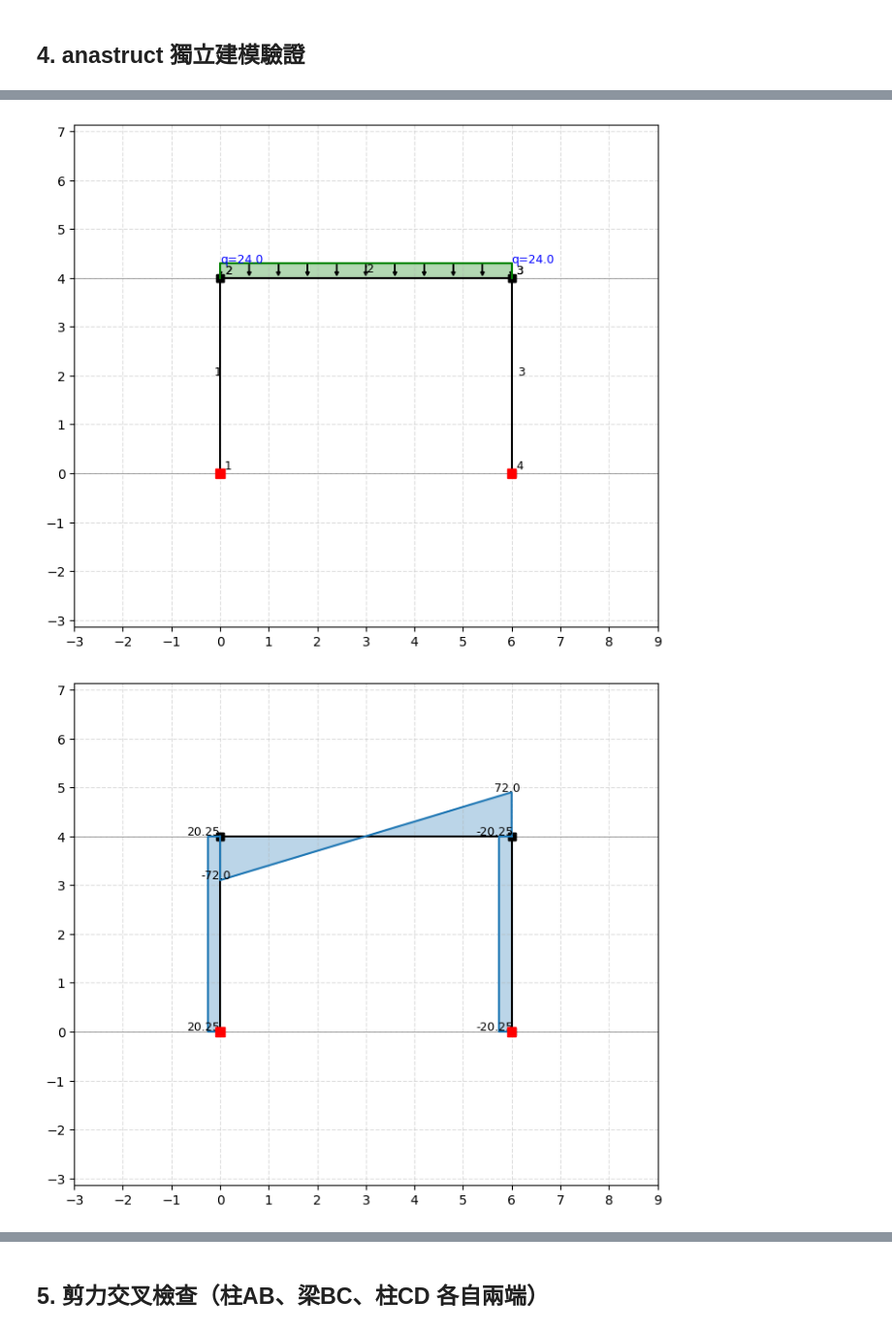
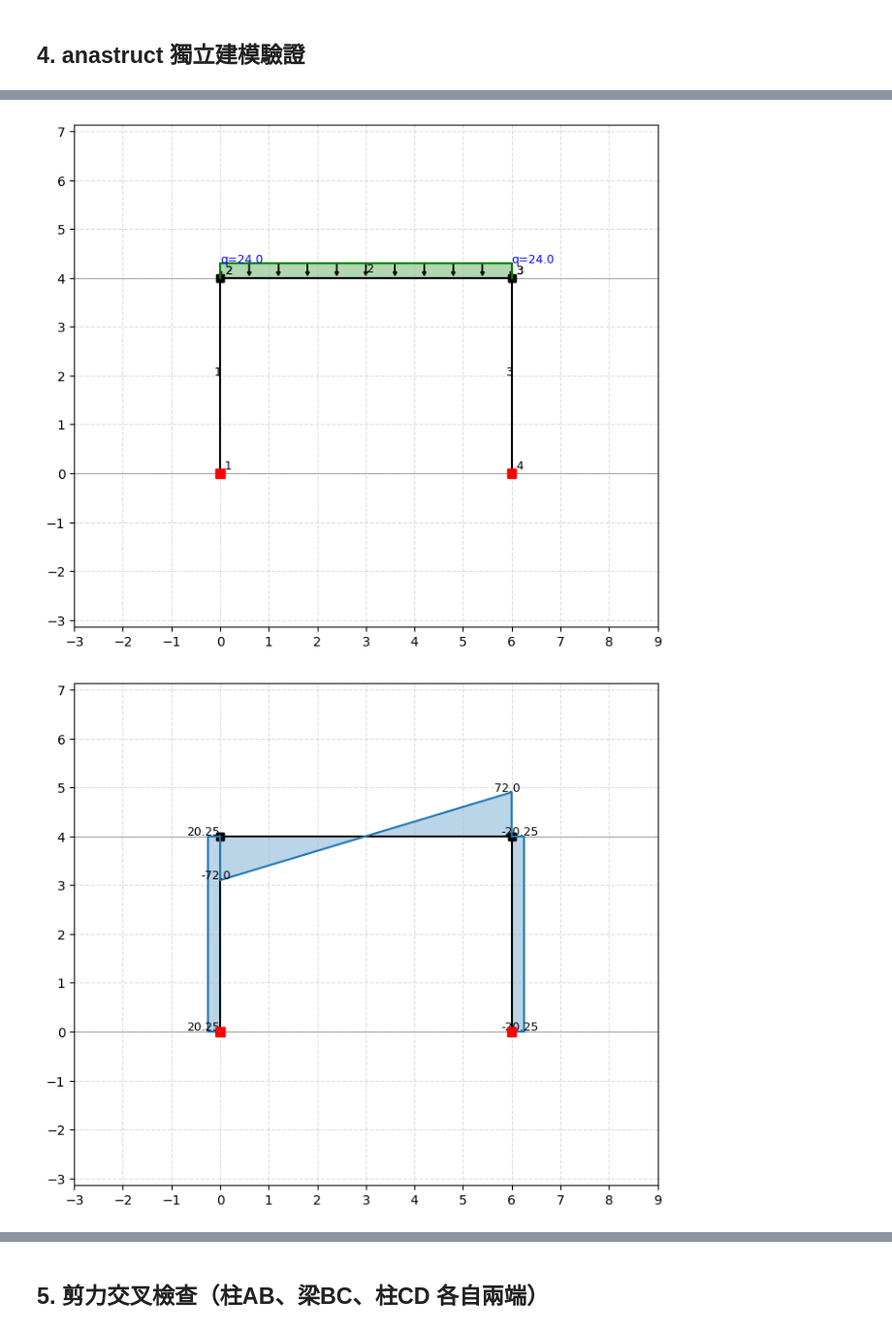
Before and after one commit to zhixiu0223/slope_deflection_framework, a Jupyter notebook: notebooks/Case-03-no-sway-frame.ipynb, the cells around one changed output, grey strips where cells are left out. Shown at 97% size. Cells and saved outputs as stored; diff of their text form; code cells hidden in the pictures.

```diff
--- a/notebooks/Case-03-no-sway-frame.ipynb
+++ b/notebooks/Case-03-no-sway-frame.ipynb
@@ -757,7 +757,8 @@ H, L, w = 4.0, 6.0, 24.0
 ss = SystemElements(EA=1e8, EI=15000.0)
 ss.add_element(location=[[0, 0], [0, H]])
 ss.add_element(location=[[0, H], [L, H]])
-ss.add_element(location=[[L, H], [L, 0]])
+ss.add_element(location=[[L, 0], [L, H]])  # 改成跟柱AB同方向(由下往上)定義,
+# 避免anastruct的SFD畫圖對反向定義元件的已知不一致 (BMD不受影響,SFD會受影響)
 ss.add_support_fixed(node_id=1)
 ss.add_support_fixed(node_id=4)
 ss.q_load(element_id=2, q=-w)
@@ -792,2 +793,2 @@ D反力: {'id': 4, 'Fx': np.float64(20.249242393205755), 'Fy': np.float64(-72.00
 [figure]
-[figure, old version]
+[figure, new version]
```
Also changed, not shown: parts of 1 cell of this notebook.
